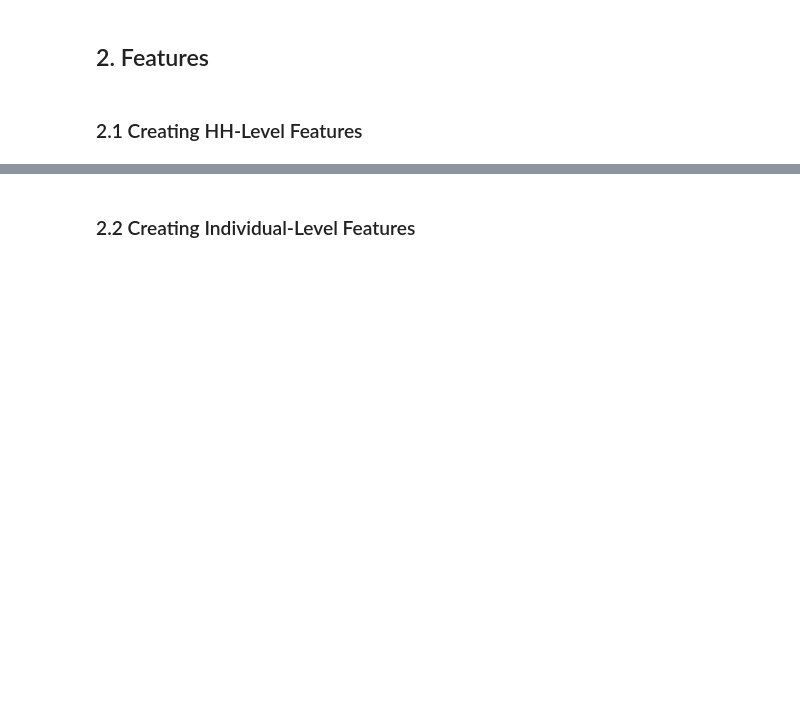
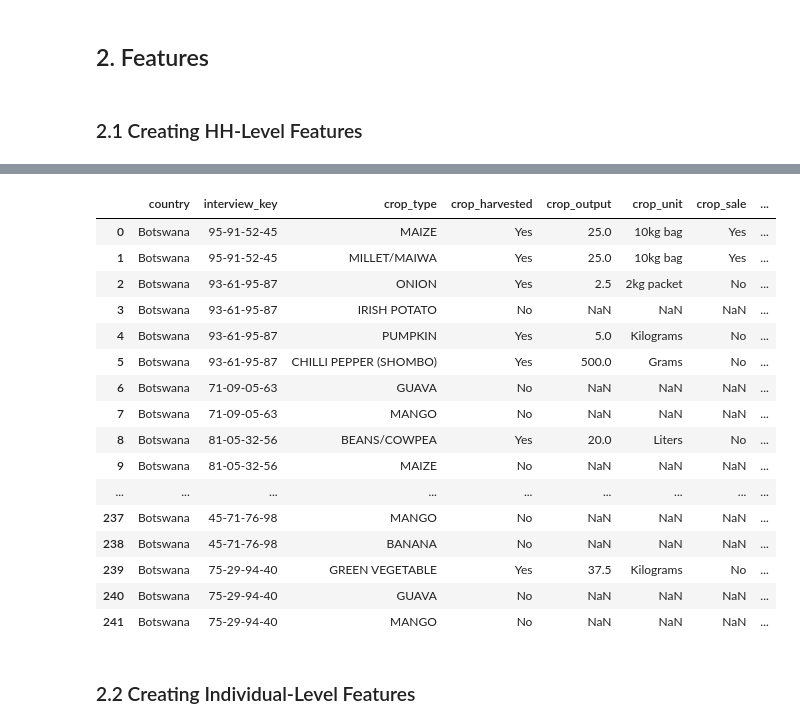
Before and after one commit to fra-c08-job-futures/c08-farming-exit, a Jupyter notebook: notebooks/01_data_cleaning.ipynb, the cells around one changed output, grey strips where cells are left out. Cells and saved outputs as stored; diff of their text form; code cells hidden in the pictures; blank space fills up the shorter version.

Commit message:
data cleaning

```diff
--- a/notebooks/01_data_cleaning.ipynb
+++ b/notebooks/01_data_cleaning.ipynb
@@ -77,11 +72,9 @@ hh_features = []
 
 for country, base_path in COUNTRIES.items():
     #NO CLEANING NECESSARY - one observation per hh
-    land_ownership          = data_cleaning.load_and_preprocess(base_path, f"{country}_land_ownership_and_access.csv",         features.LAND_OWNERSHIP_ACCESS_2023)
-    land_ownership          = data_cleaning.convert_land_sizes_to_acres(land_ownership, country)
-
-    crop_expenditure        = data_cleaning.load_and_preprocess(base_path, f"{country}_expenditure_on_crops.csv",              features.CROP_EXPENDITURE_2023)
-
+    # land_ownership          = data_cleaning.load_and_preprocess(base_path, f"{country}_land_ownership_and_access.csv",         features.LAND_OWNERSHIP_ACCESS_2023)
+    # land_ownership          = data_cleaning.convert_land_sizes_to_acres(land_ownership, country)
+    # crop_expenditure        = data_cleaning.load_and_preprocess(base_path, f"{country}_expenditure_on_crops.csv",              features.CROP_EXPENDITURE_2023)
     # lifestock_grazing       = data_cleaning.load_and_preprocess(base_path, f"{country}_grazing_patterns_and_schemes.csv",      features.LIFESTOCK_GRAZING_2023)
     # livestock_income        = data_cleaning.load_and_preprocess(base_path, f"{country}_income_livestock.csv",                  features.LIFESTOCK_INCOME_2023)
     # livestock_expenditure   = data_cleaning.load_and_preprocess(base_path, f"{country}_expenditure_livestock.csv",             features.LIFESTOCK_EXPENDITURE_2023)
@@ -95,7 +88,13 @@ for country, base_path in COUNTRIES.items():
 
     # #CLEANING NECESSARY - many observations per hh
     # market_access           = data_cleaning.load_and_preprocess(base_path, f"{country}_market_access.csv",                     features.MARKET_ACCESS_2023)
-    # crop_production         = data_cleaning.load_and_preprocess(base_path, f"{country}_crop_production.csv",                   features.CROP_PRODUCTION_2023) #different crops
+    # #market data is missing for Tanzania!
+    # if market_access is None:
+    #     print(f"  -> missing market_access file for {country}")
+    #     continue
+    # market_access           = data_cleaning.resolve_duplicates(market_access, key_col="interview_key", sort_col="crop_contract_crop_type", ascending=True)
+    # market_access           = data_cleaning.add_missing_indicators(market_access, ["market_output_distance_in_km", "market_input_distance_in_km"], sentinel=99999, suffix='_missing')
+    crop_production         = data_cleaning.load_and_preprocess(base_path, f"{country}_crop_production.csv",                   features.CROP_PRODUCTION_2023) #different crops
     # livestock_ownership     = data_cleaning.load_and_preprocess(base_path, f"{country}_livestock_ownership.csv",               features.LIVESTOCK_OWNERSHIP_2023) #different animals
     # assets_owned            = data_cleaning.load_and_preprocess(base_path, f"{country}_assets.csv",                            features.ASSETS_OWNED_2023)
     # shocks_and_coping       = data_cleaning.load_and_preprocess(base_path, f"{country}_shocks_and_coping.csv",                 features.SHOCKS_AND_COPING_2023)
@@ -104,9 +103,22 @@ for country, base_path in COUNTRIES.items():
 
     #SOME TABLES ARE NOT AVAILABLE FOR EACH COUNTRY: optional_merges solves this as it only merges available tables
     optional_merges = [
-        (land_ownership,     ["interview_key"],     "outer"),
-        (crop_expenditure,   ["interview_key"],     "outer"),
-        # (crop_production,    ["interview_key"],     "outer")
+        # (land_ownership,          ["interview_key"],     "outer"),
+        # (crop_expenditure,        ["interview_key"],     "outer"),
+        # (lifestock_grazing,       ["interview_key"],     "outer")
+        # (livestock_income,        ["interview_key"],     "outer")
+        # (livestock_expenditure,   ["interview_key"],     "outer")
+        # (housing_conditions,      ["interview_key"],     "outer")
+        # (energy_access,           ["interview_key"],     "outer")
+        # (internet_access,         ["interview_key"],     "outer")
+        # (social_network,          ["interview_key"],     "outer")
+        # (social_embeddedness,     ["interview_key"],     "outer")
+        # (food_insecurity,         ["interview_key"],     "outer")
+        # (road_connectivity,       ["interview_key"],     "outer")
+        # (market_access,           ["interview_key"],     "outer")
+        (crop_production,    ["interview_key"],     "outer")
+
+
     ]
 
     df_help = None
@@ -118,8 +130,9 @@ for country, base_path in COUNTRIES.items():
             else:
                 df_help = df_help.merge(df, on=keys, how=how)
 
-    #Adding the country to the table for identification
-    df_help.insert(0, "country", country)
+    if df_help is not None:
+        #Adding the country to the table for identification
+        df_help.insert(0, "country", country)
 
     hh_features.append(df_help)
 
@@ -130,3 +175,24 @@ convert_land_sizes_to_acres: Tanzania - Dropped 1 rows with NaN in 'land_measure
+# %%
+with pd.option_context('display.max_rows', None, 'display.max_columns', None):
+    display(df_hh_features[df_hh_features["country"]=="Botswana"])
+# %% [output]
+|  | country | interview_key | crop_type | crop_harvested | crop_output | crop_unit | crop_sale | ... |
+| 0 | Botswana | 95-91-52-45 | MAIZE | Yes | 25.0 | 10kg bag | Yes | ... |
+| 1 | Botswana | 95-91-52-45 | MILLET/MAIWA | Yes | 25.0 | 10kg bag | Yes | ... |
+| 2 | Botswana | 93-61-95-87 | ONION | Yes | 2.5 | 2kg packet | No | ... |
+| 3 | Botswana | 93-61-95-87 | IRISH POTATO | No | NaN | NaN | NaN | ... |
+| 4 | Botswana | 93-61-95-87 | PUMPKIN | Yes | 5.0 | Kilograms | No | ... |
+| 5 | Botswana | 93-61-95-87 | CHILLI PEPPER (SHOMBO) | Yes | 500.0 | Grams | No | ... |
+| 6 | Botswana | 71-09-05-63 | GUAVA | No | NaN | NaN | NaN | ... |
+| 7 | Botswana | 71-09-05-63 | MANGO | No | NaN | NaN | NaN | ... |
+| 8 | Botswana | 81-05-32-56 | BEANS/COWPEA | Yes | 20.0 | Liters | No | ... |
+| 9 | Botswana | 81-05-32-56 | MAIZE | No | NaN | NaN | NaN | ... |
+| ... | ... | ... | ... | ... | ... | ... | ... | ... |
+| 237 | Botswana | 45-71-76-98 | MANGO | No | NaN | NaN | NaN | ... |
+| 238 | Botswana | 45-71-76-98 | BANANA | No | NaN | NaN | NaN | ... |
+| 239 | Botswana | 75-29-94-40 | GREEN VEGETABLE | Yes | 37.5 | Kilograms | No | ... |
+| 240 | Botswana | 75-29-94-40 | GUAVA | No | NaN | NaN | NaN | ... |
+| 241 | Botswana | 75-29-94-40 | MANGO | No | NaN | NaN | NaN | ... |
 # %% [markdown]
 ### 2.2 Creating Individual-Level Features
 # %%
```
Also changed, not shown: parts of 5 cells of this notebook.
